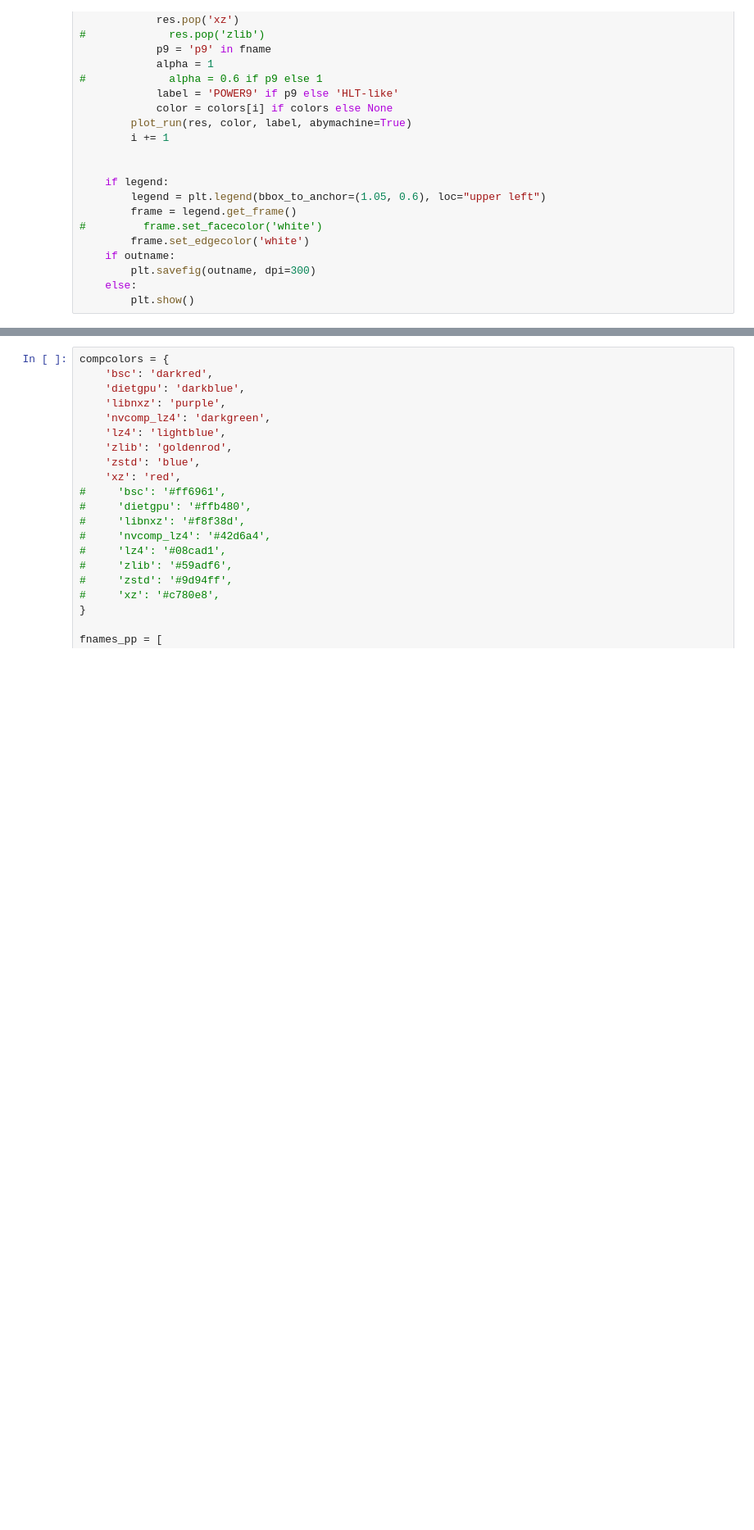
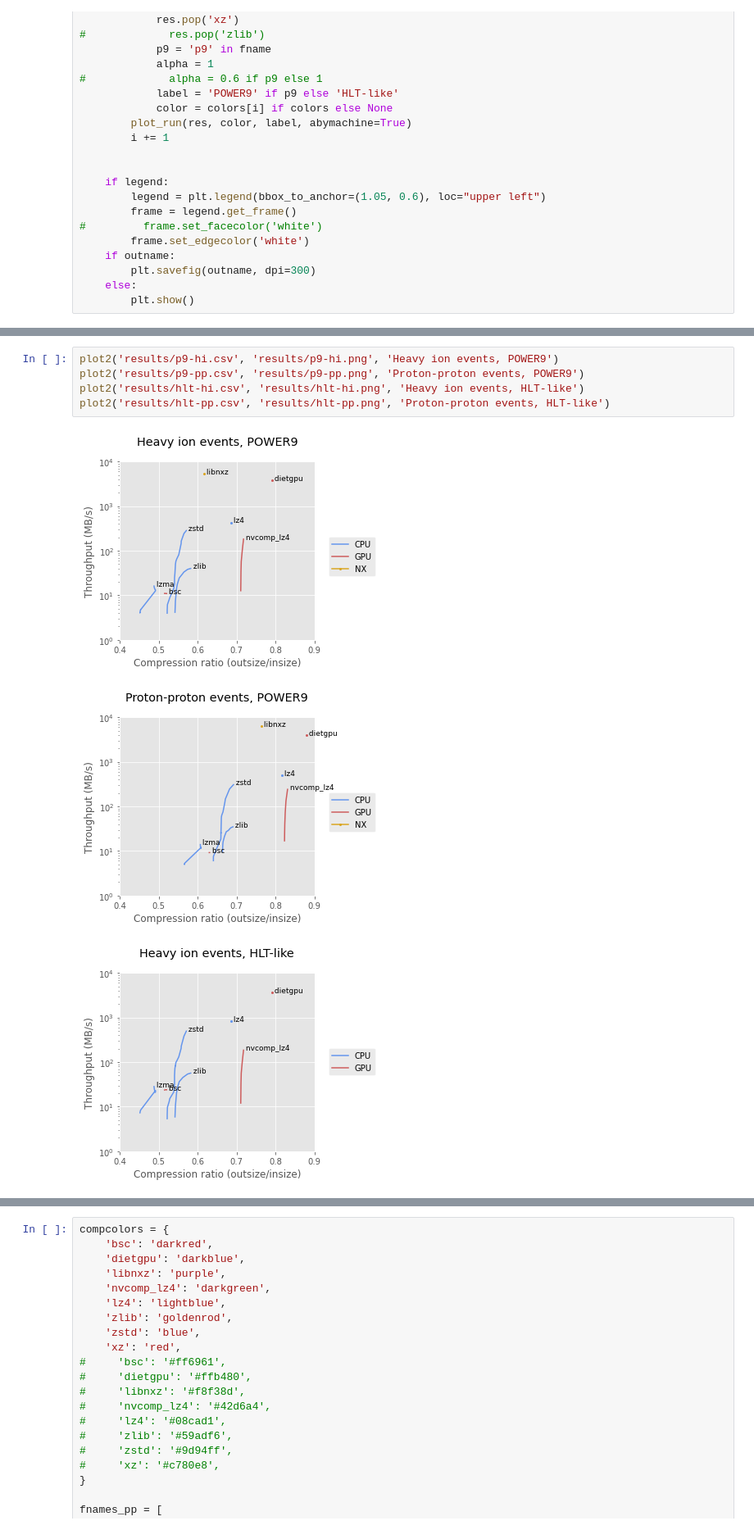
Before and after one commit to stefanrua/gpucomp, a Jupyter notebook: plot.ipynb, the cells around one changed output, grey strips where cells are left out. Shown at 82% size. Drawn from its saved outputs; the diff is of its cells as text; blank space fills up the shorter version.

```diff
--- a/plot.ipynb
+++ b/plot.ipynb
@@ -104,0 +170,9 @@ def plot_all(fnames, colors=None, legend=True, outname=None):
+# %%
+plot2('results/p9-hi.csv', 'results/p9-hi.png', 'Heavy ion events, POWER9')
+plot2('results/p9-pp.csv', 'results/p9-pp.png', 'Proton-proton events, POWER9')
+plot2('results/hlt-hi.csv', 'results/hlt-hi.png', 'Heavy ion events, HLT-like')
+plot2('results/hlt-pp.csv', 'results/hlt-pp.png', 'Proton-proton events, HLT-like')
+# %% [output]
+[figure, added]
+[figure, added]
+[figure, added]
```
Also changed, not shown: parts of 2 cells of this notebook, 6 other files.
